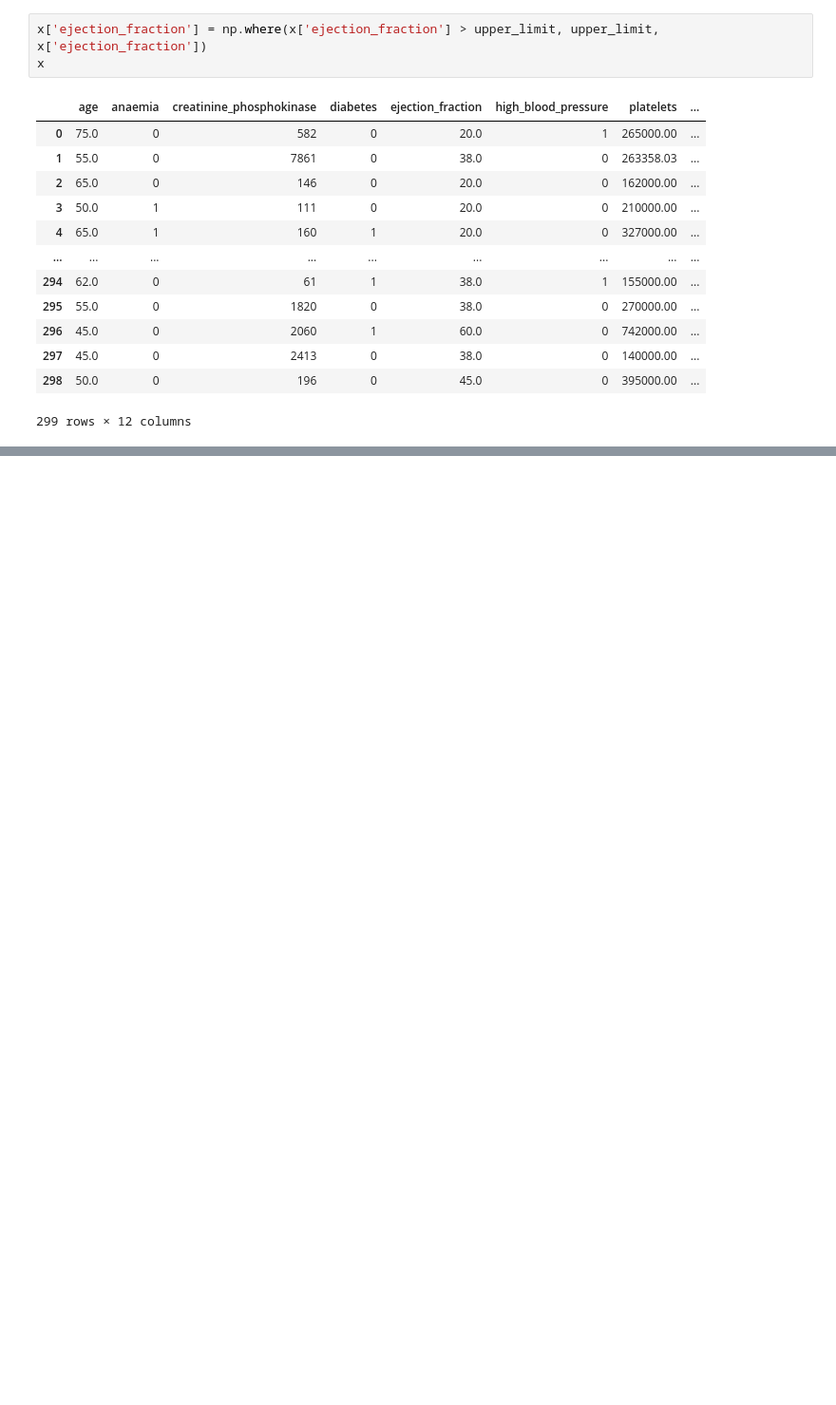
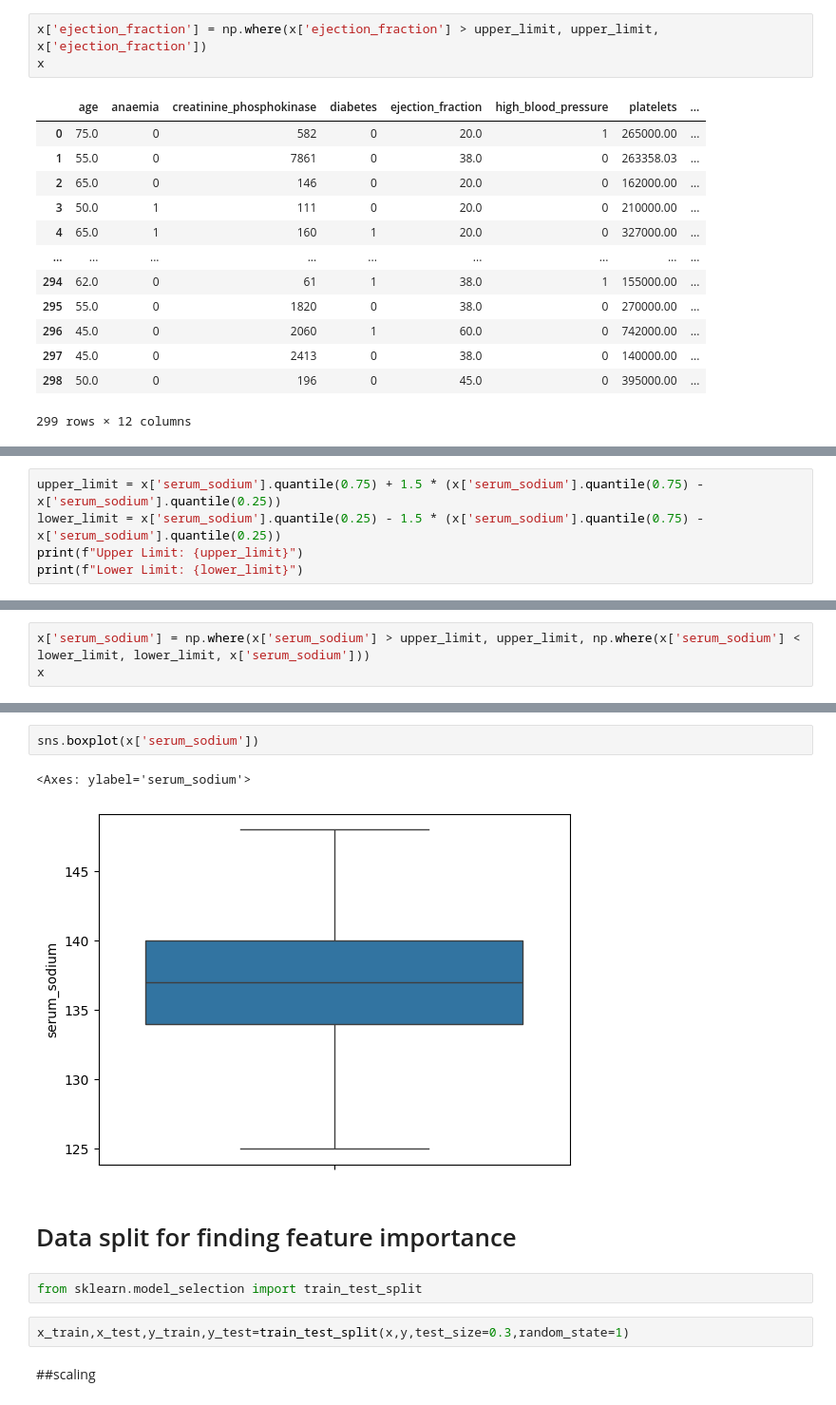
Before and after one commit to KPorus/machine-learning-and-python, a Jupyter notebook: Assignment_Classification_Model_Evaluation_.ipynb, the cells around one changed output, grey strips where cells are left out. Shown at 95% size. Cells and saved outputs as stored; diff of their text form; blank space fills up the shorter version.

Commit message:
Outlier treatment done and find important features and build model with decision tree and logistic regression

```diff
--- a/Assignment_Classification_Model_Evaluation_.ipynb
+++ b/Assignment_Classification_Model_Evaluation_.ipynb
@@ -268,0 +327,5 @@ Lower Limit: 123.38798620847297
+# %%
+upper_limit = x['serum_sodium'].quantile(0.75) + 1.5 * (x['serum_sodium'].quantile(0.75) - x['serum_sodium'].quantile(0.25))
+lower_limit = x['serum_sodium'].quantile(0.25) - 1.5 * (x['serum_sodium'].quantile(0.75) - x['serum_sodium'].quantile(0.25))
+print(f"Upper Limit: {upper_limit}")
+print(f"Lower Limit: {lower_limit}")
@@ -268,0 +344,3 @@ Lower Limit: 123.38798620847297
+# %%
+x['serum_sodium'] = np.where(x['serum_sodium'] > upper_limit, upper_limit, np.where(x['serum_sodium'] < lower_limit, lower_limit, x['serum_sodium']))
+x
@@ -268,0 +361,13 @@ Lower Limit: 123.38798620847297
+# %%
+sns.boxplot(x['serum_sodium'])
+# %% [output]
+<Axes: ylabel='serum_sodium'>
+[figure, added]
+# %% [markdown]
+# Data split for finding feature importance
+# %%
+from sklearn.model_selection import train_test_split
+# %%
+x_train,x_test,y_train,y_test=train_test_split(x,y,test_size=0.3,random_state=1)
+# %% [markdown]
+##scaling
```
Also changed, not shown: parts of 37 cells of this notebook.
